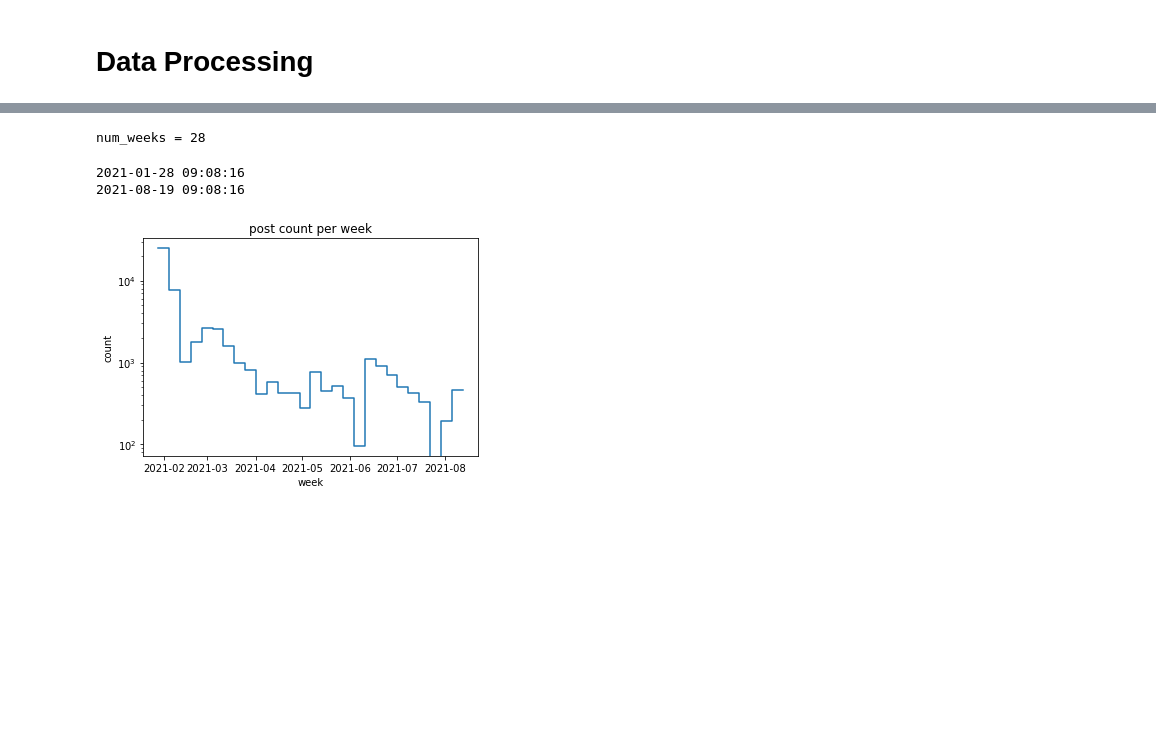
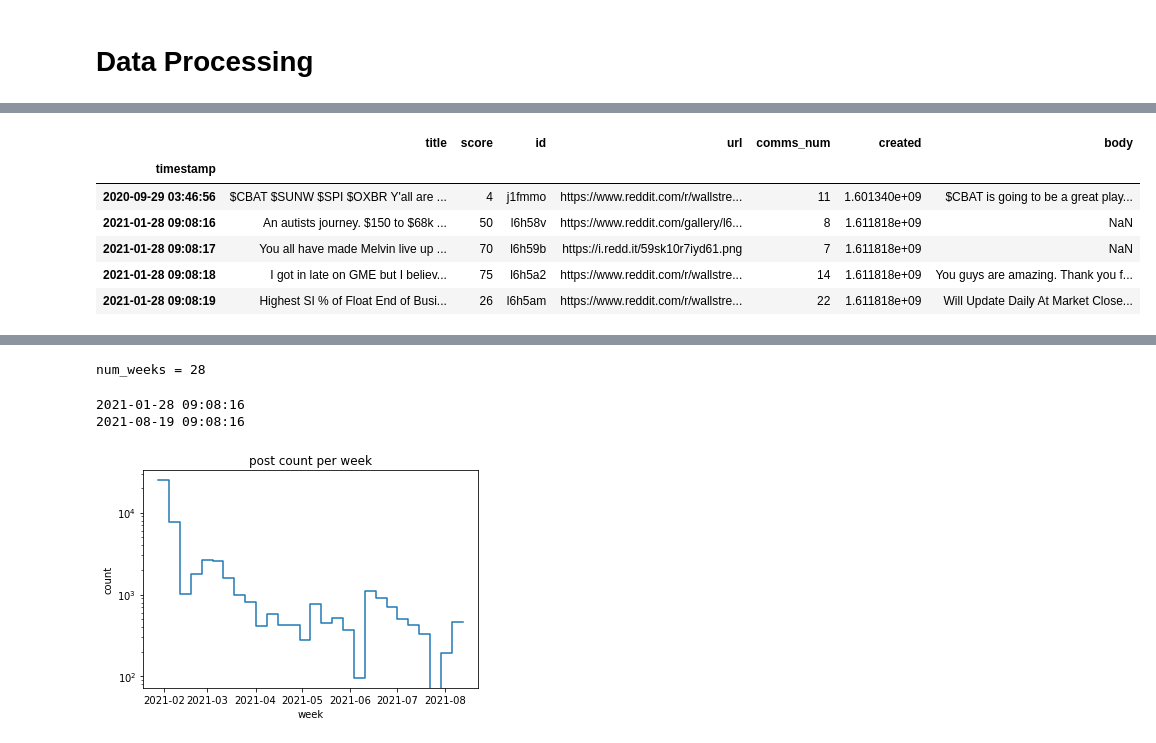
Before and after one commit to batuhanertas/crowdsourcing_project_2, a Jupyter notebook: Data_Processing.ipynb, the cells around one changed output, grey strips where cells are left out. Drawn from its saved outputs; the diff is of its cells as text; code cells hidden in the pictures; blank space fills up the shorter version.

```diff
--- a/Data_Processing.ipynb
+++ b/Data_Processing.ipynb
@@ -53,0 +56,10 @@ plt.show()
+# %%
+wsb.head()
+# %% [output]
+|  | title | score | id | url | comms_num | created | body |
+| timestamp |  |  |  |  |  |  |  |
+| 2020-09-29 03:46:56 | $CBAT $SUNW $SPI $OXBR Y'all are ... | 4 | j1fmmo | https://www.reddit.com/r/wallstre... | 11 | 1.601340e+09 | $CBAT is going to be a great play... |
+| 2021-01-28 09:08:16 | An autists journey. $150 to $68k ... | 50 | l6h58v | https://www.reddit.com/gallery/l6... | 8 | 1.611818e+09 | NaN |
+| 2021-01-28 09:08:17 | You all have made Melvin live up ... | 70 | l6h59b | https://i.redd.it/59sk10r7iyd61.png | 7 | 1.611818e+09 | NaN |
+| 2021-01-28 09:08:18 | I got in late on GME but I believ... | 75 | l6h5a2 | https://www.reddit.com/r/wallstre... | 14 | 1.611818e+09 | You guys are amazing. Thank you f... |
+| 2021-01-28 09:08:19 | Highest SI % of Float End of Busi... | 26 | l6h5am | https://www.reddit.com/r/wallstre... | 22 | 1.611818e+09 | Will Update Daily At Market Close... |
```
Also changed, not shown: parts of 6 cells of this notebook.
